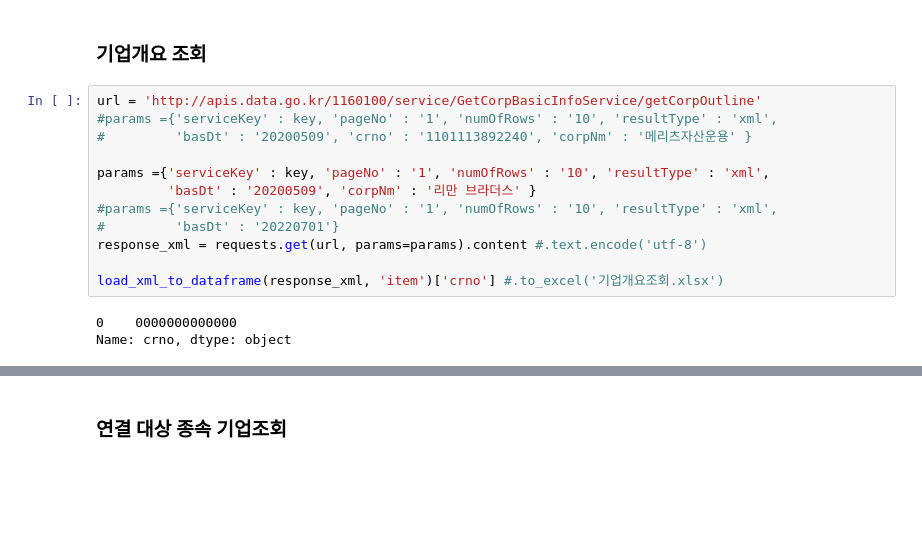
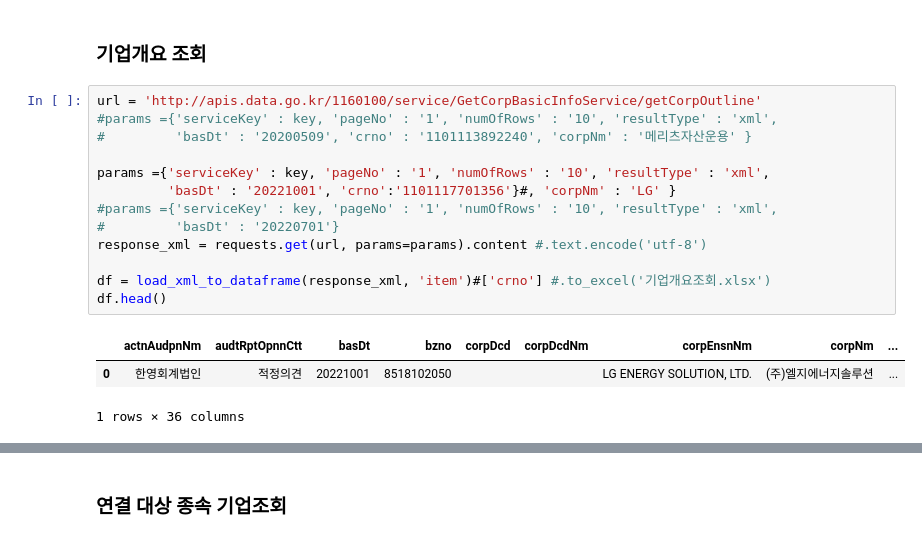
Before and after one commit to reejungkim/OpenAPI_Ministry_of_land, a Jupyter notebook: 금융위원회_기업기본정보.ipynb, the cells around one changed output, grey strips where cells are left out. Saved outputs shown, nothing was run; the diff lists cells and outputs as text; blank space fills up the shorter version.

```diff
--- a/금융위원회_기업기본정보.ipynb
+++ b/금융위원회_기업기본정보.ipynb
@@ -73,15 +73,17 @@ load_xml_to_dataframe(response_xml, 'item') #.to_excel('계열사회사조회.xl
 # %%
 url = 'http://apis.data.go.kr/1160100/service/GetCorpBasicInfoService/getCorpOutline'
 #params ={'serviceKey' : key, 'pageNo' : '1', 'numOfRows' : '10', 'resultType' : 'xml',
 #         'basDt' : '20200509', 'crno' : '1101113892240', 'corpNm' : '메리츠자산운용' }
 
 params ={'serviceKey' : key, 'pageNo' : '1', 'numOfRows' : '10', 'resultType' : 'xml',
-         'basDt' : '20200509', 'corpNm' : '리만 브라더스' }
+         'basDt' : '20221001', 'crno':'1101117701356'}#, 'corpNm' : 'LG' }
 #params ={'serviceKey' : key, 'pageNo' : '1', 'numOfRows' : '10', 'resultType' : 'xml',
 #         'basDt' : '20220701'}
 response_xml = requests.get(url, params=params).content #.text.encode('utf-8')
 
-load_xml_to_dataframe(response_xml, 'item')['crno'] #.to_excel('기업개요조회.xlsx')
+df = load_xml_to_dataframe(response_xml, 'item')#['crno'] #.to_excel('기업개요조회.xlsx')
+df.head()
 # %% [output]
+|  | actnAudpnNm | audtRptOpnnCtt | basDt | bzno | corpDcd | corpDcdNm | corpEnsnNm | corpNm | ... |
+| 0 | 한영회계법인 | 적정의견 | 20221001 | 8518102050 |  |  | LG ENERGY SOLUTION, LTD. | (주)엘지에너지솔루션 | ... |
-0    0000000000000
-Name: crno, dtype: object
+1 rows × 36 columns
```
Also changed, not shown: parts of 3 cells of this notebook, 4 other files.
